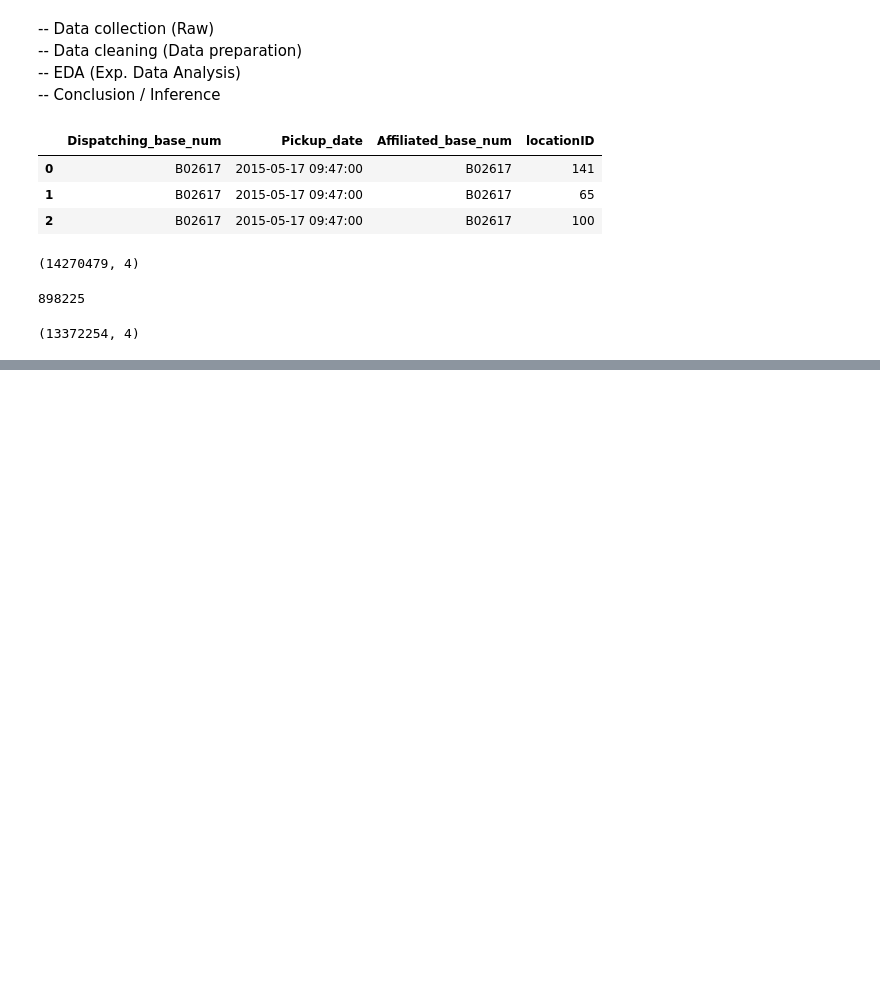
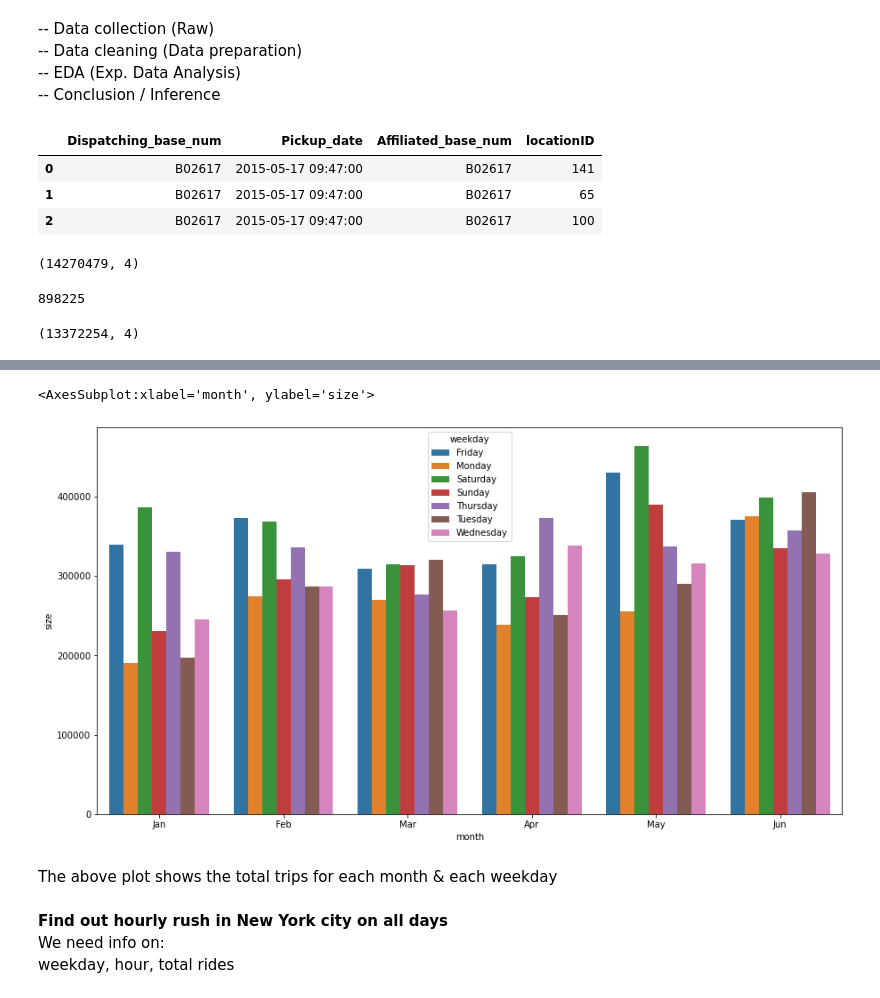
Before and after one commit to unpatel1/Challenge_AProjectAWeek, a Jupyter notebook: Week_12/Uber_NY_DA.ipynb, the cells around one changed output, grey strips where cells are left out. Drawn from its saved outputs; the diff is of its cells as text; code cells hidden in the pictures; blank space fills up the shorter version.

```diff
--- a/Week_12/Uber_NY_DA.ipynb
+++ b/Week_12/Uber_NY_DA.ipynb
@@ -47,0 +86,7 @@ uber_15.shape
+# %%
+uber_15['weekday'] = uber_15['Pickup_date'].dt.day_name()
+uber_15['day'] = uber_15['Pickup_date'].dt.day
+uber_15['hour'] = uber_15['Pickup_date'].dt.hour
+uber_15['month'] = uber_15['Pickup_date'].dt.month
+uber_15['minute'] = uber_15['Pickup_date'].dt.minute
+uber_15.head(3)
@@ -47,0 +118,3 @@ uber_15.shape
+# %%
+temp = uber_15.groupby(['month','weekday'], as_index = False).size()
+temp.head()
@@ -47,0 +132,4 @@ uber_15.shape
+# %%
+dict_month = {1:'Jan', 2:'Feb', 3:'Mar', 4:'Apr', 5:'May', 6:'Jun'}
+# %%
+temp['month'] = temp['month'].map(dict_month)
@@ -47,0 +145,12 @@ uber_15.shape
+# %%
+plt.figure(figsize = (15, 8))
+sns.barplot(x = 'month', y = 'size', hue = 'weekday', data = temp)
+# %% [output]
+<AxesSubplot:xlabel='month', ylabel='size'>
+[figure, added]
+# %% [markdown]
+The above plot shows the total trips for each month & each weekday
+# %% [markdown]
+**Find out hourly rush in New York city on all days**
+We need info on:
+weekday, hour, total rides
```
Also changed, not shown: parts of 13 cells of this notebook.
